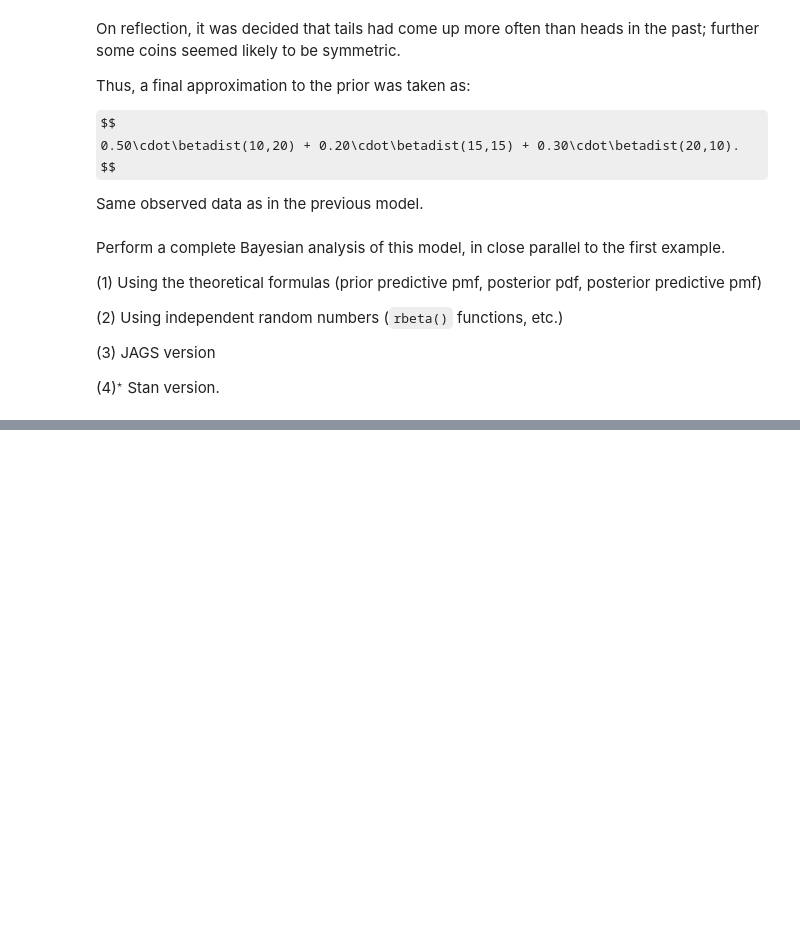
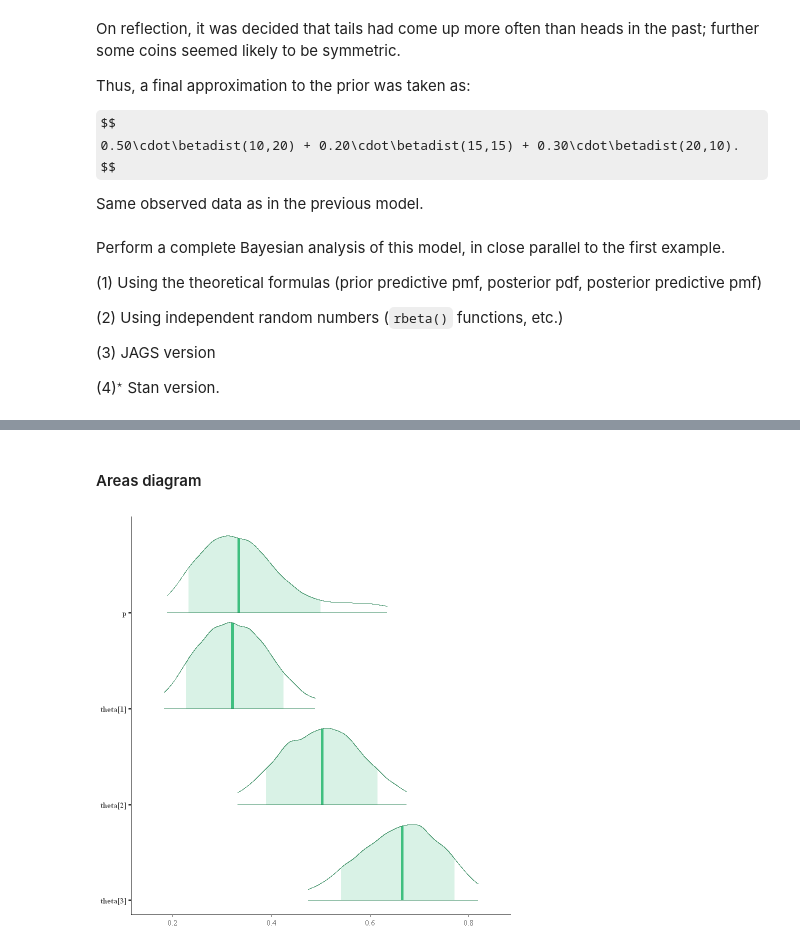
Before and after one commit to gcastro-98/bayesian-1st-assignment, a Jupyter notebook: LeonardoBocchi_GerardCastro_1st_assignment.ipynb, the cells around one changed output, grey strips where cells are left out. Cells and saved outputs as stored; diff of their text form; code cells hidden in the pictures; some formulas as TeX source; blank space fills up the shorter version.

```diff
--- a/LeonardoBocchi_GerardCastro_1st_assignment.ipynb
+++ b/LeonardoBocchi_GerardCastro_1st_assignment.ipynb
@@ -468,0 +639,8 @@ There are several possible workarounds; try to find one but do not despair if yo
+# %% [markdown]
+#### Areas diagram
+# %%
+color_scheme_set("green")
+options(repr.plot.width=7,repr.plot.height=7)
+mcmc_areas(posterior.mixture.stan.fit, pars = params_, prob=0.80,prob_outer=0.95)
+# %% [output]
+[figure, added]
```
Also changed, not shown: parts of 37 cells of this notebook.
